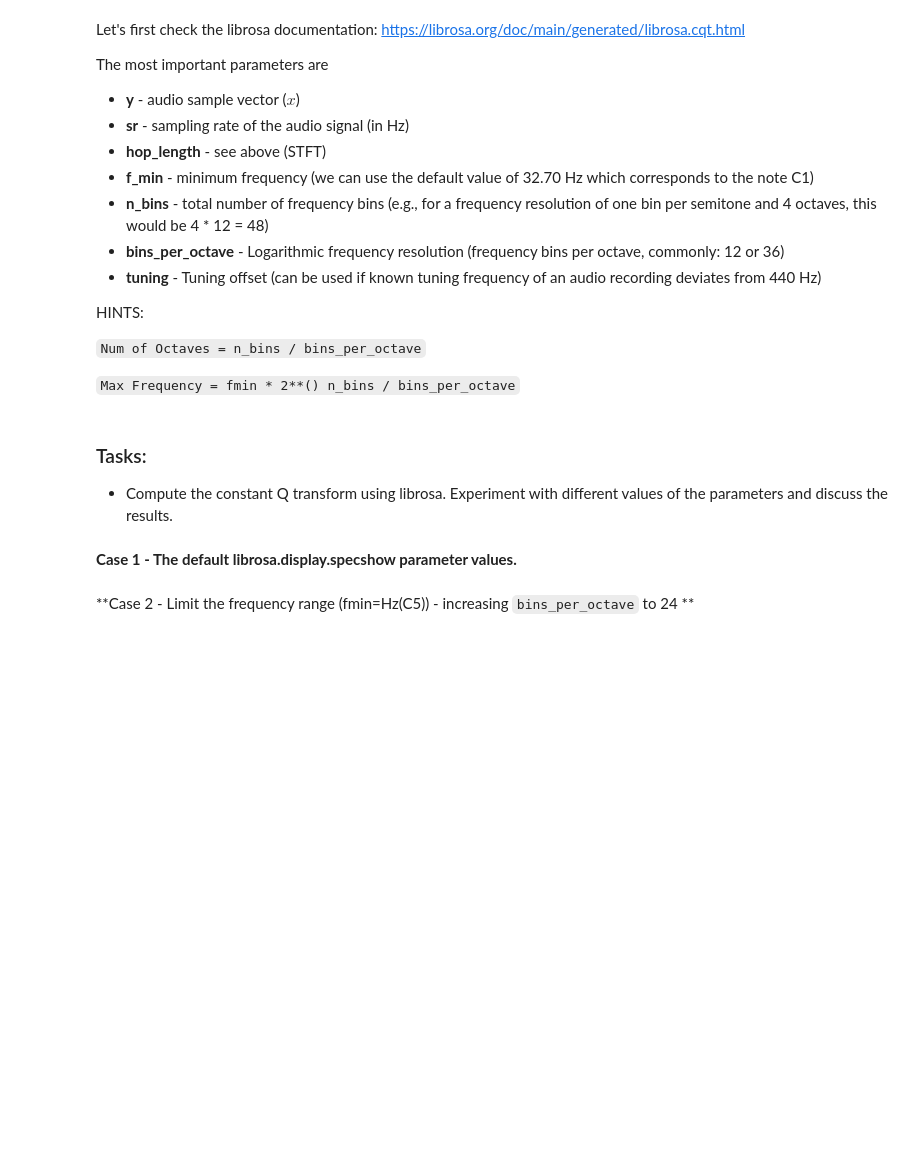
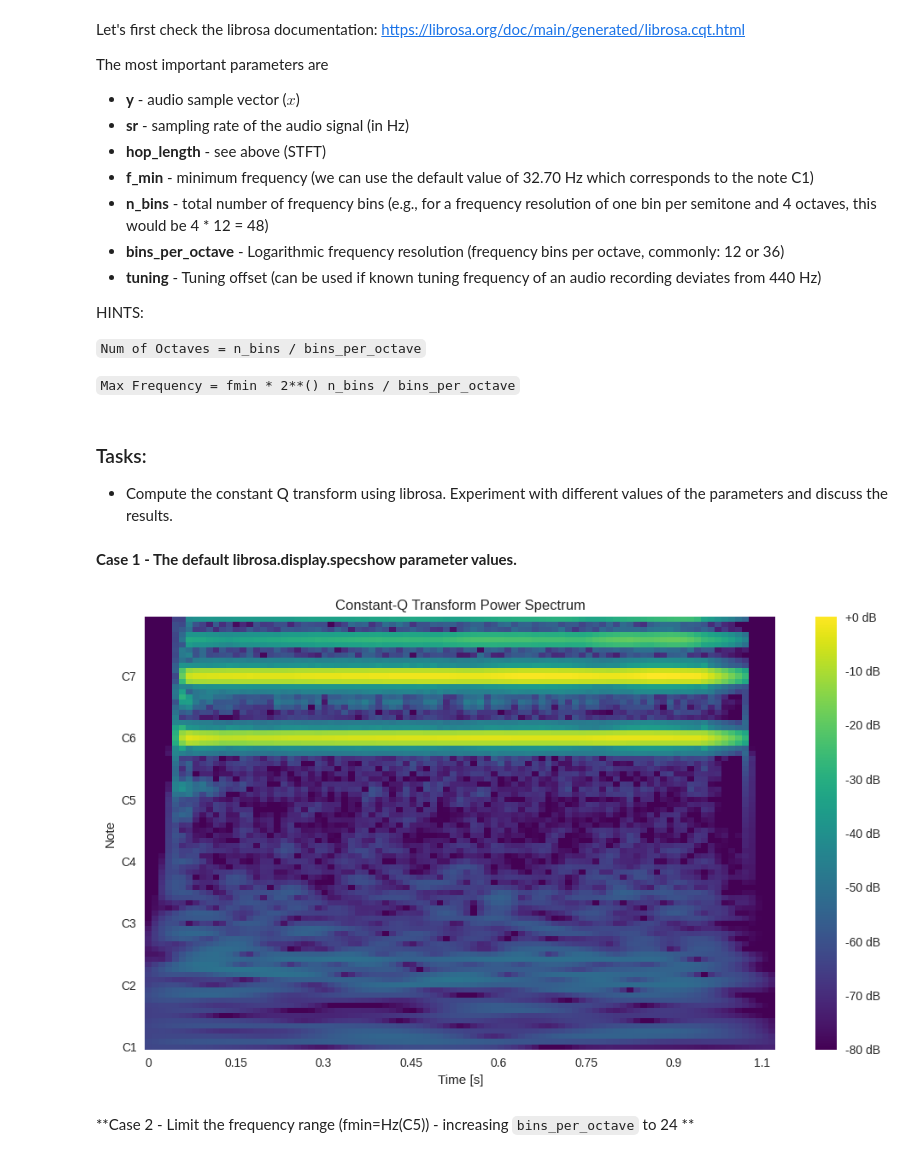
Before and after one commit to AleCupSound/SelectedTopicsInMusicAndAcousticsEngineering, a Jupyter notebook: Lab_1_students.ipynb, the cells around one changed output. Saved outputs shown, nothing was run; the diff lists cells and outputs as text; code cells hidden in the pictures; blank space fills up the shorter version.

```diff
--- a/Lab_1_students.ipynb
+++ b/Lab_1_students.ipynb
@@ -793,13 +793,17 @@ Experiment with different values of the parameters and discuss the results.
 # %% [markdown]
 **Case 1 - The default librosa.display.specshow parameter values.**
 # %%
-# Add your code here!
-# x, sr = librosa.load(...
-# C = librosa.cqt(...
-# logC = librosa.amplitude_to_db(
-plt.figure(figsize=(15,8));
+C = librosa.cqt(y=oboeC6, sr=sr)
+logC = librosa.amplitude_to_db(np.abs(C), ref=np.max)
+
+plt.figure(figsize=(10,6));
 librosa.display.specshow(logC, sr=sr, x_axis='time', y_axis='cqt_note', cmap='viridis');
 plt.xlabel('Time [s]');
-plt.title('Constant-Q Transform Power Specturm');
+plt.title('Constant-Q Transform Power Spectrum');
+plt.colorbar(format='%+2.0f dB');
+plt.tight_layout()
+plt.show()
+# %% [output]
+[figure, added]
 # %% [markdown]
 **Case 2 - Limit the frequency range (fmin=Hz(C5)) -  increasing `bins_per_octave` to 24 **
```
Also changed, not shown: parts of 4 cells of this notebook.
